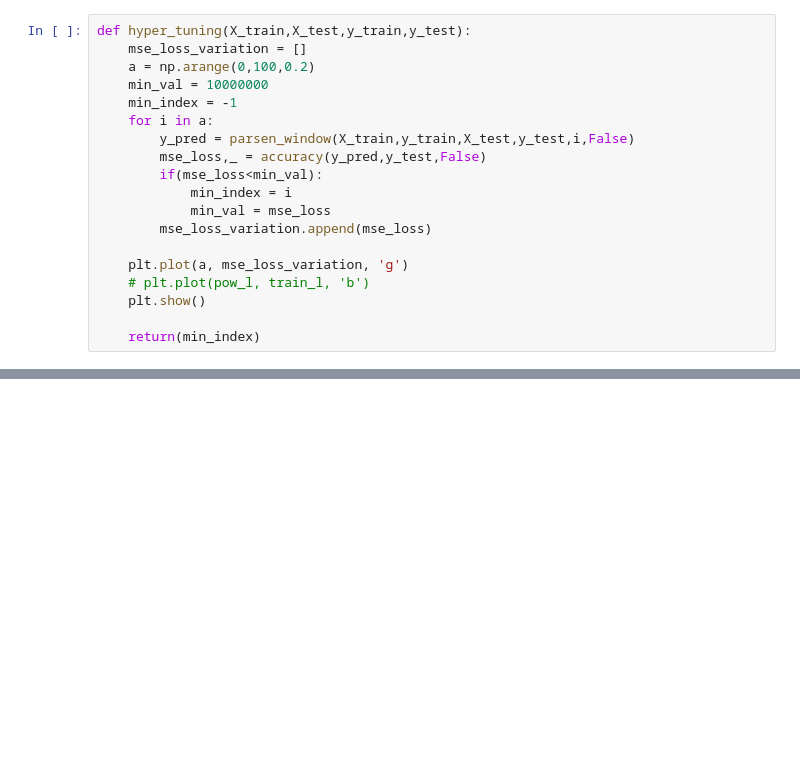
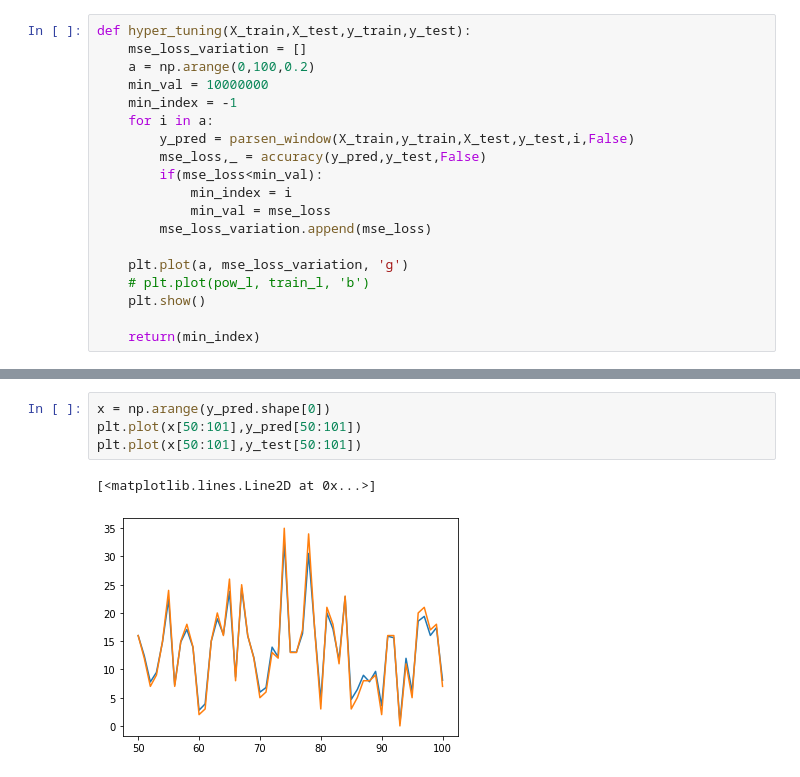
Before and after one commit to anikettle/ELL409_Assignment1, a Jupyter notebook: Problem_2_Parsen.ipynb, the cells around one changed output, grey strips where cells are left out. Saved outputs shown, nothing was run; the diff lists cells and outputs as text; blank space fills up the shorter version.

Commit message:
model_run_test

```diff
--- a/Problem_2_Parsen.ipynb
+++ b/Problem_2_Parsen.ipynb
@@ -113,0 +115,7 @@ MAE LOSS
+# %%
+x = np.arange(y_pred.shape[0])
+plt.plot(x[50:101],y_pred[50:101])
+plt.plot(x[50:101],y_test[50:101])
+# %% [output]
+[<matplotlib.lines.Line2D at 0x...>]
+[figure, added]
```
Also changed, not shown: parts of 2 cells of this notebook, 13 other files.
